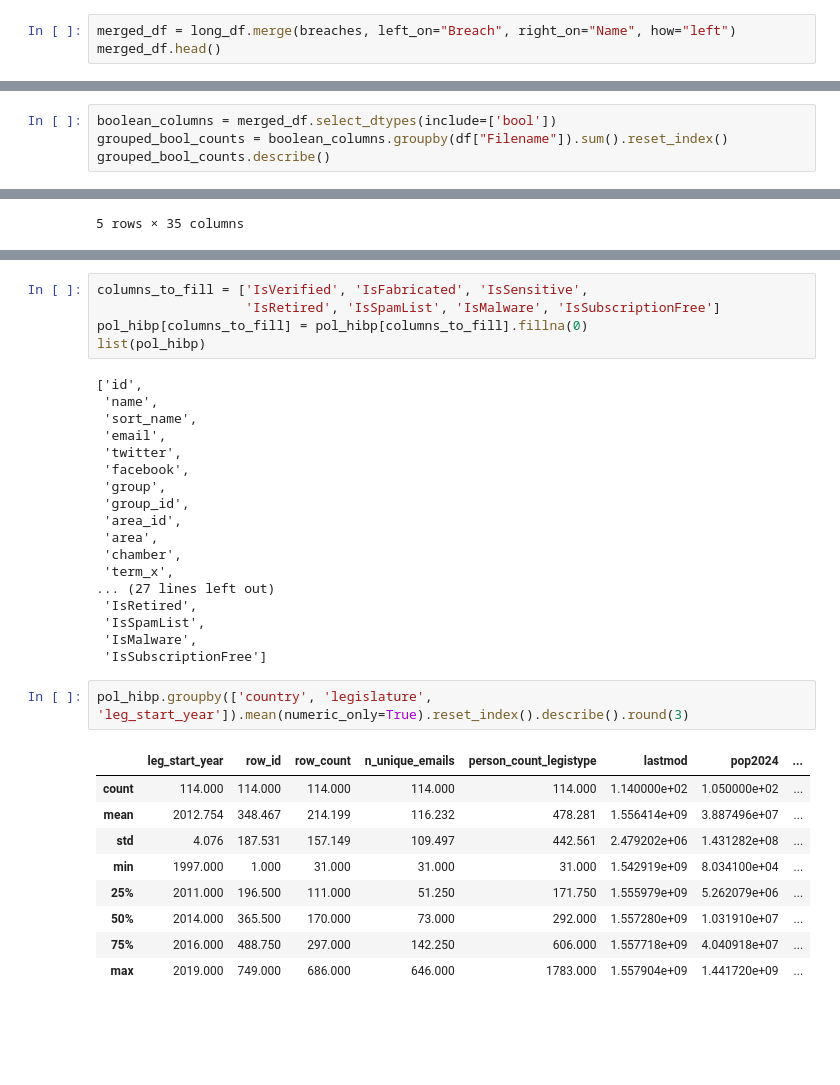
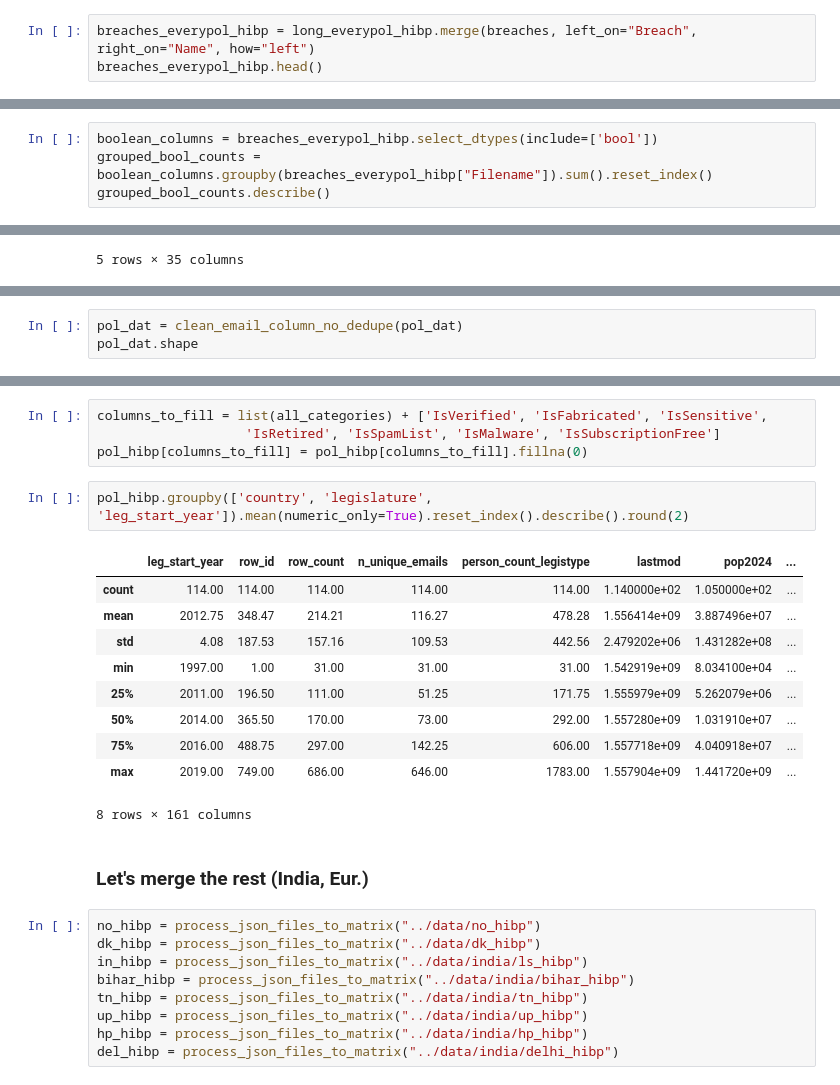
Before and after one commit to themains/pwned_pols, a Jupyter notebook: scripts/04_hibp_everypol_ind_eur_combine.ipynb, the cells around one changed output, grey strips where cells are left out. Drawn from its saved outputs; the diff is of its cells as text; blank space fills up the shorter version.

Commit message:
rename to add India/Europe

```diff
--- a/scripts/04_hibp_everypol_combine.ipynb
+++ b/scripts/04_hibp_everypol_ind_eur_combine.ipynb
@@ -74,6 +137,6 @@ breaches.head()
 # %%
-merged_df = long_df.merge(breaches, left_on="Breach", right_on="Name", how="left")
-merged_df.head()
+breaches_everypol_hibp = long_everypol_hibp.merge(breaches, left_on="Breach", right_on="Name", how="left")
+breaches_everypol_hibp.head()
 # %% [output]
 |  | Filename | Breach | Present | Name | Title | Domain | BreachDate | AddedDate | ModifiedDate | PwnCount | ... |
 | 0 | wouter.raskin@dekamer.be | 000webhost | False | 000webhost | 000webhost | 000webhost.com | 2015-03-01 | 2015-10-26T23:35:45Z | 2017-12-10T21:44:27Z | 14936670 | ... |
@@ -84,5 +148,5 @@ merged_df.head()
 # %%
-boolean_columns = merged_df.select_dtypes(include=['bool'])
-grouped_bool_counts = boolean_columns.groupby(df["Filename"]).sum().reset_index()
+boolean_columns = breaches_everypol_hibp.select_dtypes(include=['bool'])
+grouped_bool_counts = boolean_columns.groupby(breaches_everypol_hibp["Filename"]).sum().reset_index()
 grouped_bool_counts.describe()
 # %% [output]
@@ -121,0 +188,3 @@ pol_dat.shape
+# %%
+pol_dat = clean_email_column_no_dedupe(pol_dat)
+pol_dat.shape
@@ -149,35 +217,28 @@ pol_hibp.describe().round(3)
 # %%
-columns_to_fill = ['IsVerified', 'IsFabricated', 'IsSensitive',
+columns_to_fill = list(all_categories) + ['IsVerified', 'IsFabricated', 'IsSensitive',
                    'IsRetired', 'IsSpamList', 'IsMalware', 'IsSubscriptionFree']
 pol_hibp[columns_to_fill] = pol_hibp[columns_to_fill].fillna(0)
-list(pol_hibp)
-# %% [output]
-['id',
- 'name',
- 'sort_name',
- 'email',
- 'twitter',
- 'facebook',
- 'group',
- 'group_id',
- 'area_id',
- 'area',
- 'chamber',
- 'term_x',
-... (27 lines left out)
- 'IsRetired',
- 'IsSpamList',
- 'IsMalware',
- 'IsSubscriptionFree']
 # %%
-pol_hibp.groupby(['country', 'legislature', 'leg_start_year']).mean(numeric_only=True).reset_index().describe().round(3)
+pol_hibp.groupby(['country', 'legislature', 'leg_start_year']).mean(numeric_only=True).reset_index().describe().round(2)
 # %% [output]
 |  | leg_start_year | row_id | row_count | n_unique_emails | person_count_legistype | lastmod | pop2024 | ... |
-| count | 114.000 | 114.000 | 114.000 | 114.000 | 114.000 | 1.140000e+02 | 1.050000e+02 | ... |
-| mean | 2012.754 | 348.467 | 214.199 | 116.232 | 478.281 | 1.556414e+09 | 3.887496e+07 | ... |
-| std | 4.076 | 187.531 | 157.149 | 109.497 | 442.561 | 2.479202e+06 | 1.431282e+08 | ... |
-| min | 1997.000 | 1.000 | 31.000 | 31.000 | 31.000 | 1.542919e+09 | 8.034100e+04 | ... |
-| 25% | 2011.000 | 196.500 | 111.000 | 51.250 | 171.750 | 1.555979e+09 | 5.262079e+06 | ... |
-| 50% | 2014.000 | 365.500 | 170.000 | 73.000 | 292.000 | 1.557280e+09 | 1.031910e+07 | ... |
-| 75% | 2016.000 | 488.750 | 297.000 | 142.250 | 606.000 | 1.557718e+09 | 4.040918e+07 | ... |
-| max | 2019.000 | 749.000 | 686.000 | 646.000 | 1783.000 | 1.557904e+09 | 1.441720e+09 | ... |
+| count | 114.00 | 114.00 | 114.00 | 114.00 | 114.00 | 1.140000e+02 | 1.050000e+02 | ... |
+| mean | 2012.75 | 348.47 | 214.21 | 116.27 | 478.28 | 1.556414e+09 | 3.887496e+07 | ... |
+| std | 4.08 | 187.53 | 157.16 | 109.53 | 442.56 | 2.479202e+06 | 1.431282e+08 | ... |
+| min | 1997.00 | 1.00 | 31.00 | 31.00 | 31.00 | 1.542919e+09 | 8.034100e+04 | ... |
+| 25% | 2011.00 | 196.50 | 111.00 | 51.25 | 171.75 | 1.555979e+09 | 5.262079e+06 | ... |
+| 50% | 2014.00 | 365.50 | 170.00 | 73.00 | 292.00 | 1.557280e+09 | 1.031910e+07 | ... |
+| 75% | 2016.00 | 488.75 | 297.00 | 142.25 | 606.00 | 1.557718e+09 | 4.040918e+07 | ... |
+| max | 2019.00 | 749.00 | 686.00 | 646.00 | 1783.00 | 1.557904e+09 | 1.441720e+09 | ... |
+8 rows × 161 columns
+# %% [markdown]
+### Let's merge the rest (India, Eur.)
+# %%
+no_hibp = process_json_files_to_matrix("../data/no_hibp")
+dk_hibp = process_json_files_to_matrix("../data/dk_hibp")
+in_hibp = process_json_files_to_matrix("../data/india/ls_hibp")
+bihar_hibp = process_json_files_to_matrix("../data/india/bihar_hibp")
+tn_hibp = process_json_files_to_matrix("../data/india/tn_hibp")
+up_hibp = process_json_files_to_matrix("../data/india/up_hibp")
+hp_hibp = process_json_files_to_matrix("../data/india/hp_hibp")
+del_hibp = process_json_files_to_matrix("../data/india/delhi_hibp")
```
Also changed, not shown: parts of 21 cells of this notebook, 2 other files.
